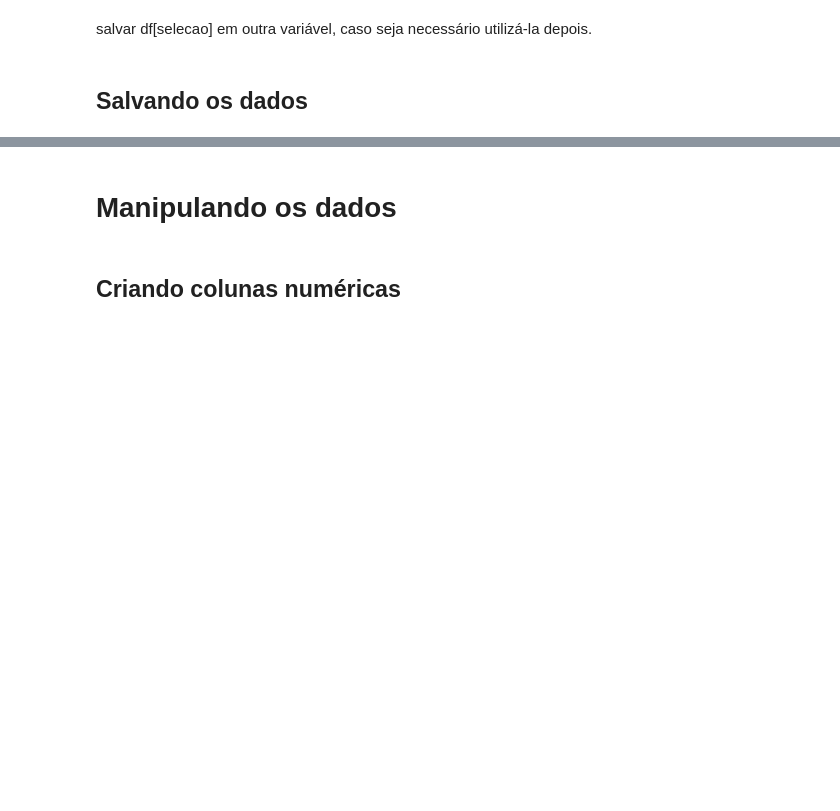
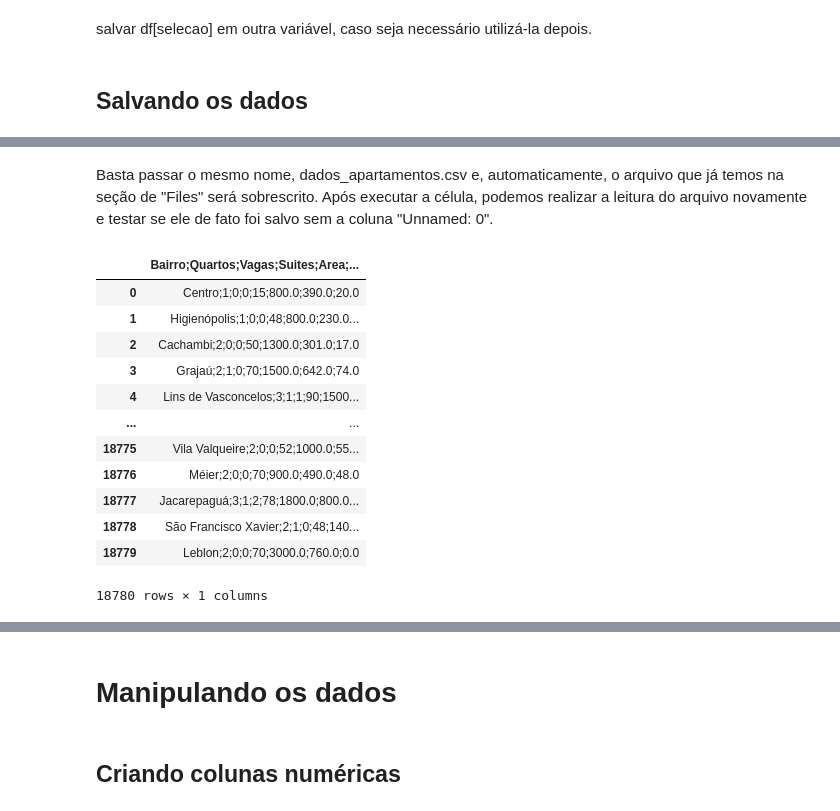
Before and after one commit to GabiDeutner/Python_Data_Science, a Jupyter notebook: notebook_inicial.ipynb, the cells around one changed output, grey strips where cells are left out. Drawn from its saved outputs; the diff is of its cells as text; code cells hidden in the pictures; blank space fills up the shorter version.

```diff
--- a/notebook_inicial.ipynb
+++ b/notebook_inicial.ipynb
@@ -959,0 +995,20 @@ df_2 = df[selecao]
+# %% [markdown]
+Basta passar o mesmo nome, dados_apartamentos.csv e, automaticamente, o arquivo que já temos na seção de "Files" será sobrescrito. Após executar a célula, podemos realizar a leitura do arquivo novamente e testar se ele de fato foi salvo sem a coluna "Unnamed: 0".
+# %%
+df.to_csv('dados_apartamentos.csv', index=False, sep=';')
+
+pd.read_csv('dados_apartamentos.csv')
+# %% [output]
+|  | Bairro;Quartos;Vagas;Suites;Area;... |
+| 0 | Centro;1;0;0;15;800.0;390.0;20.0 |
+| 1 | Higienópolis;1;0;0;48;800.0;230.0... |
+| 2 | Cachambi;2;0;0;50;1300.0;301.0;17.0 |
+| 3 | Grajaú;2;1;0;70;1500.0;642.0;74.0 |
+| 4 | Lins de Vasconcelos;3;1;1;90;1500... |
+| ... | ... |
+| 18775 | Vila Valqueire;2;0;0;52;1000.0;55... |
+| 18776 | Méier;2;0;0;70;900.0;490.0;48.0 |
+| 18777 | Jacarepaguá;3;1;2;78;1800.0;800.0... |
+| 18778 | São Francisco Xavier;2;1;0;48;140... |
+| 18779 | Leblon;2;0;0;70;3000.0;760.0;0.0 |
+18780 rows × 1 columns
```
Also changed, not shown: parts of 8 cells of this notebook, 1 other file.
